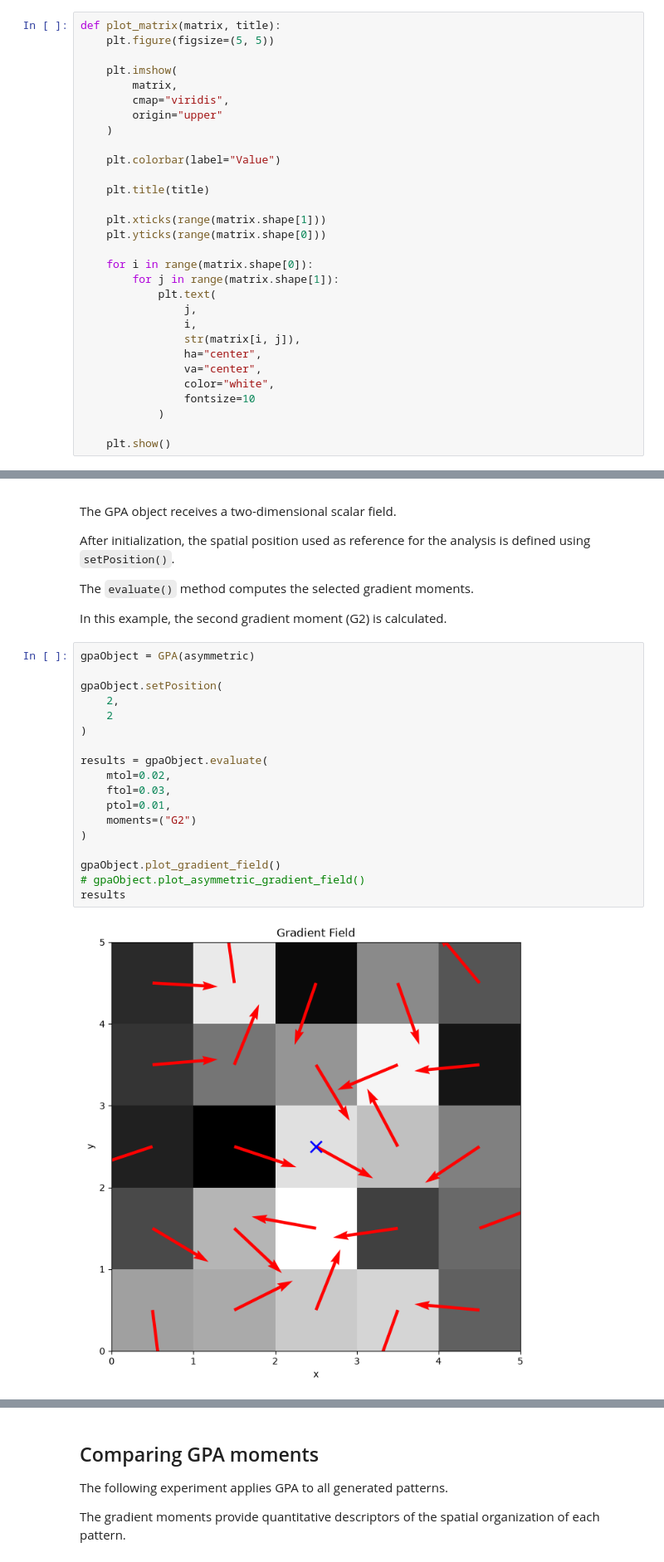
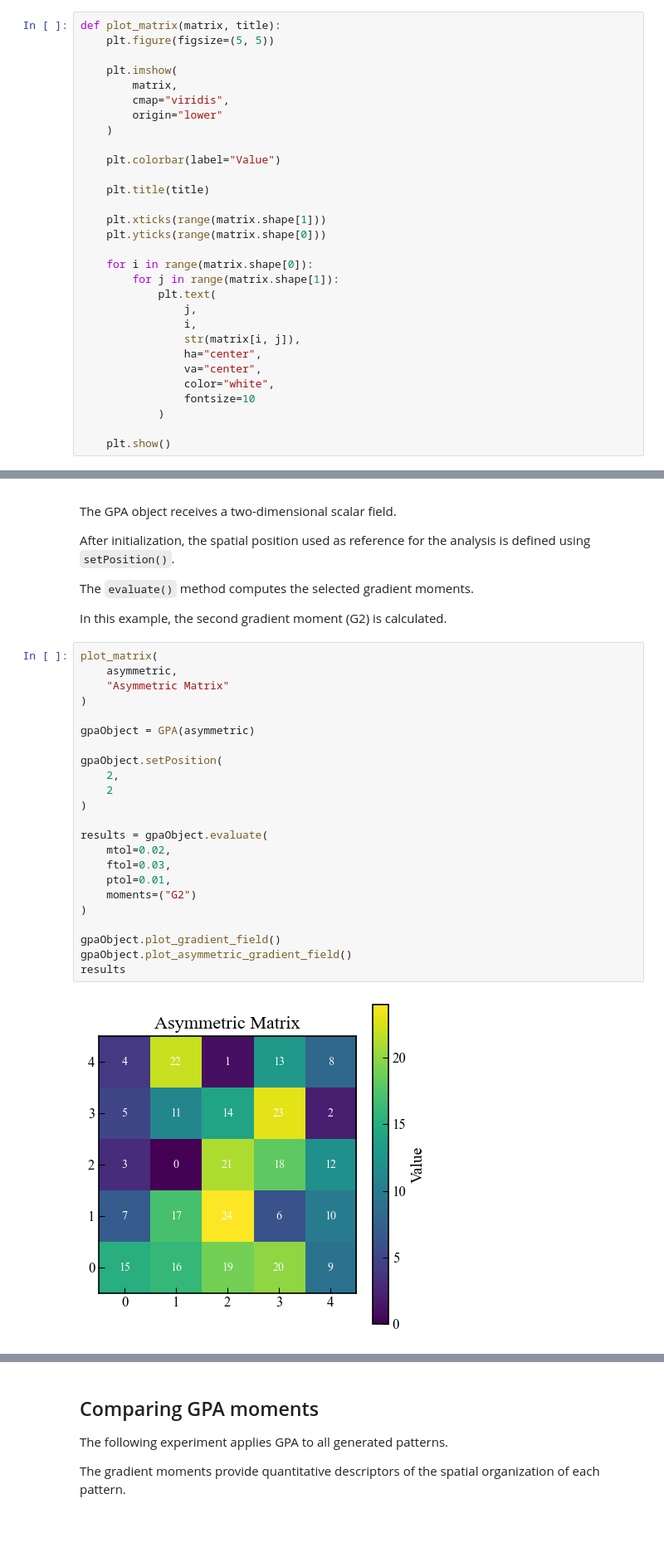
Before and after one commit to Desduh/gpa, a Jupyter notebook: experiments/gpa_basic_usage.ipynb, the cells around one changed output, grey strips where cells are left out. Shown at 83% size. Saved outputs shown, nothing was run; the diff lists cells and outputs as text; blank space fills up the shorter version.

Commit message:
Improve gradient plot image sizing and update basic example notebook

```diff
--- a/experiments/gpa_basic_usage.ipynb
+++ b/experiments/gpa_basic_usage.ipynb
@@ -53,7 +63,7 @@ def plot_matrix(matrix, title):
     plt.imshow(
         matrix,
         cmap="viridis",
-        origin="upper"
+        origin="lower"
     )
 
     plt.colorbar(label="Value")
@@ -193,22 +203,27 @@ The `evaluate()` method computes the selected gradient moments.
 
 In this example, the second gradient moment (G2) is calculated.
 # %%
+plot_matrix(
+    asymmetric,
+    "Asymmetric Matrix"
+)
+
 gpaObject = GPA(asymmetric)
 
 gpaObject.setPosition(
     2,
     2
 )
 
 results = gpaObject.evaluate(
     mtol=0.02,
     ftol=0.03,
     ptol=0.01,
     moments=("G2")
 )
 
 gpaObject.plot_gradient_field()
-# gpaObject.plot_asymmetric_gradient_field()
+gpaObject.plot_asymmetric_gradient_field()
 results
 # %% [output]
-[figure, old version]
+[figure, new version]
```
Also changed, not shown: parts of 16 cells of this notebook, 1 other file.
